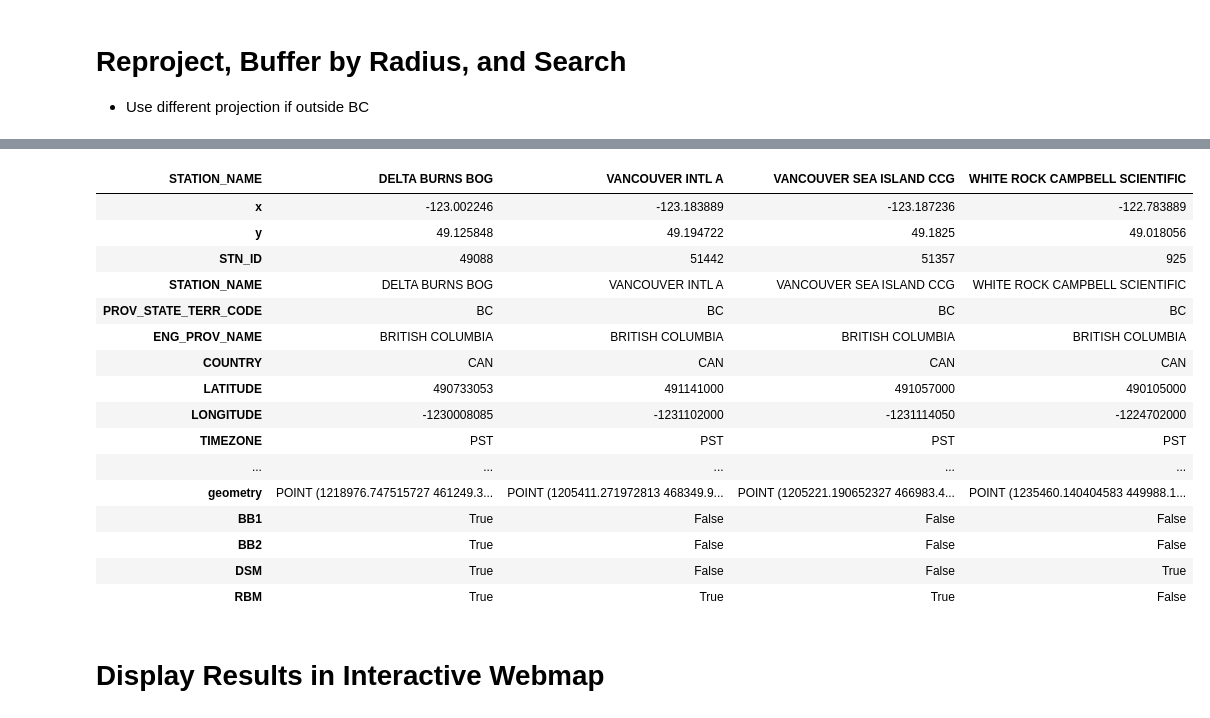
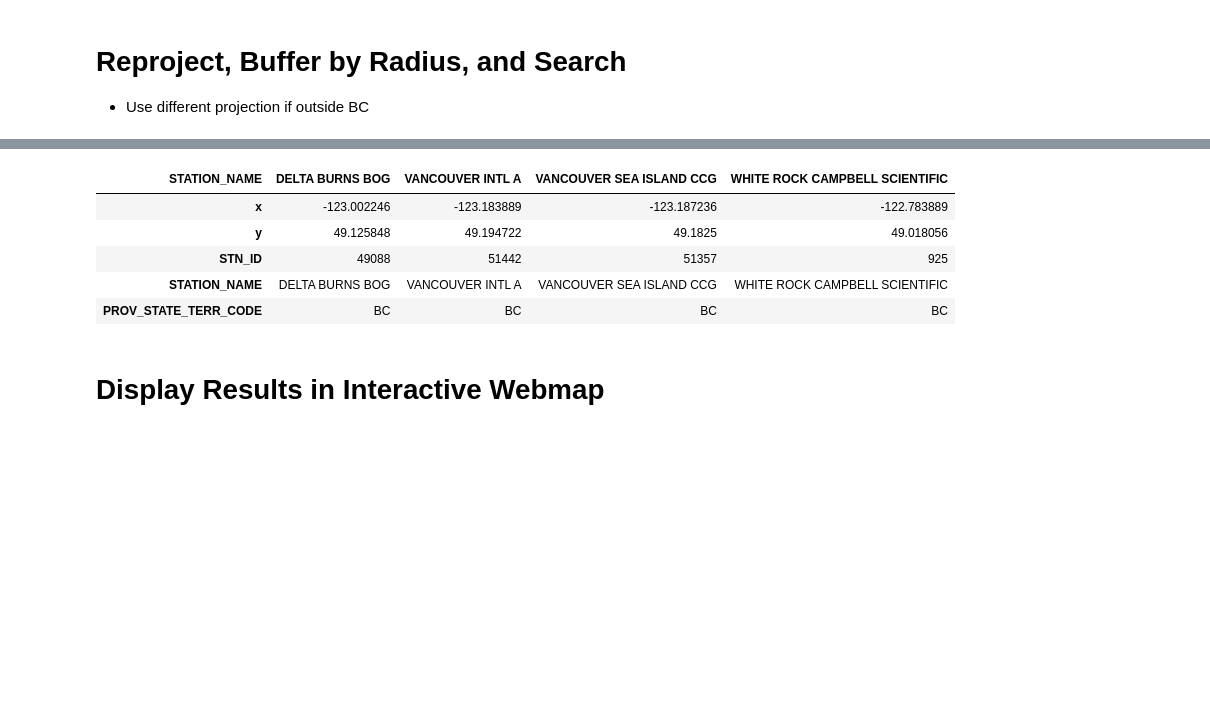
Before and after one commit to June-Skeeter/CA_wxData_Download, a Jupyter notebook: Download Hourly Canadian Weather Data.ipynb, the cells around one changed output, grey strips where cells are left out. Saved outputs shown, nothing was run; the diff lists cells and outputs as text; code cells hidden in the pictures; blank space fills up the shorter version.

```diff
--- a/Download Hourly Canadian Weather Data.ipynb
+++ b/Download Hourly Canadian Weather Data.ipynb
@@ -87,48 +87,37 @@ Stations.head()
 ## Set to BC Albers
 Stations = Stations.to_crs('epsg:3153')
 Search_Locatons = Search_Locatons.to_crs('epsg:3153')
 
 ## Search Radius
 Dist = 1.5e4
-# Stations = Stations.buffer(Dist)
 Search_Locatons_buffer = Search_Locatons.buffer(Dist)
 
 Select = Stations.assign(**{(key): Stations.within(geom) for key, geom in Search_Locatons_buffer.geometry.items()})
 
 Selection = Select[Select[Search_Locatons.index.values].sum(axis=1)>0].copy()
+Not_Selectted = Select[Select[Search_Locatons.index.values].sum(axis=1)==0].copy()
 
 fig,ax=plt.subplots()
-Stations.plot(ax=ax,color='grey',edgecolor='k',label='Other Stations')
+Not_Selectted.plot(ax=ax,color='grey',edgecolor='k',label='Other Stations')
 Selection.plot(ax=ax,color='red',edgecolor='k',label='Selected Stations')
-Search_Locatons.plot(ax=ax,color='blue',edgecolor='k',label='Search Locations')
+Search_Locatons.plot(ax=ax,color='blue',edgecolor='k',label='Search Locations',marker='^')
 
 plt.legend()
 
 ax.set_xlim(Search_Locatons.geometry.x.min()-Dist*2,Search_Locatons.geometry.x.max()+Dist*2)
 ax.set_ylim(Search_Locatons.geometry.y.min()-Dist*2,Search_Locatons.geometry.y.max()+Dist*2)
 ax.set_title('Stations within '+str(Dist)+'m of the Search Locatons')
 
-Selection.T
+Selection.T.head()
 # %% [output]
 [interactive output not drawn]
 [interactive output not drawn]
 | STATION_NAME | DELTA BURNS BOG | VANCOUVER INTL A | VANCOUVER SEA ISLAND CCG | WHITE ROCK CAMPBELL SCIENTIFIC |
 | x | -123.002246 | -123.183889 | -123.187236 | -122.783889 |
 | y | 49.125848 | 49.194722 | 49.1825 | 49.018056 |
 | STN_ID | 49088 | 51442 | 51357 | 925 |
 | STATION_NAME | DELTA BURNS BOG | VANCOUVER INTL A | VANCOUVER SEA ISLAND CCG | WHITE ROCK CAMPBELL SCIENTIFIC |
 | PROV_STATE_TERR_CODE | BC | BC | BC | BC |
-| ENG_PROV_NAME | BRITISH COLUMBIA | BRITISH COLUMBIA | BRITISH COLUMBIA | BRITISH COLUMBIA |
-| COUNTRY | CAN | CAN | CAN | CAN |
-| LATITUDE | 490733053 | 491141000 | 491057000 | 490105000 |
-| LONGITUDE | -1230008085 | -1231102000 | -1231114050 | -1224702000 |
-| TIMEZONE | PST | PST | PST | PST |
-| ... | ... | ... | ... | ... |
-| geometry | POINT (1218976.747515727 461249.3... | POINT (1205411.271972813 468349.9... | POINT (1205221.190652327 466983.4... | POINT (1235460.140404583 449988.1... |
-| BB1 | True | False | False | False |
-| BB2 | True | False | False | False |
-| DSM | True | False | False | True |
-| RBM | True | True | True | False |
 # %% [markdown]
 # Display Results in Interactive Webmap
 # %%
```
Also changed, not shown: parts of 1 cell of this notebook, 2 other files.
